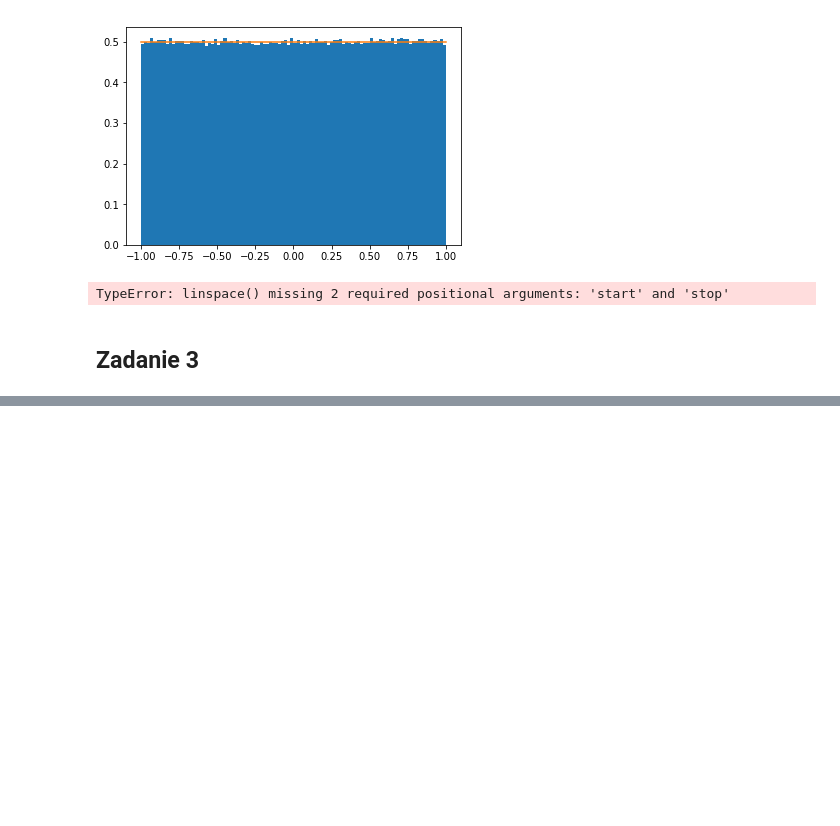
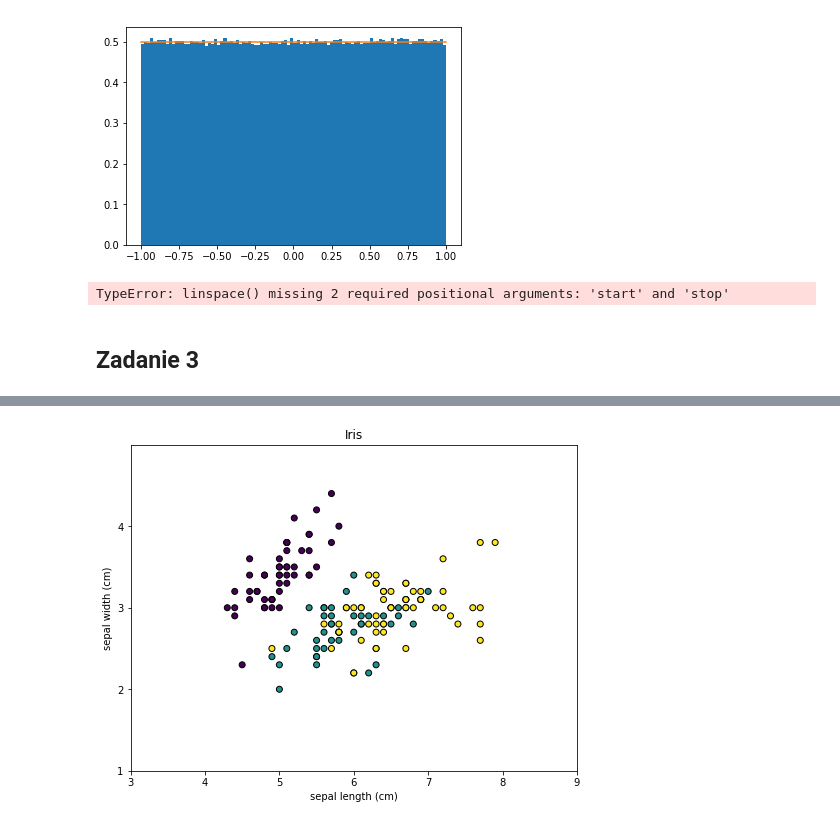
Before and after one commit to iloscnd/data-mining, a Jupyter notebook: lista1/List1.ipynb, the cells around one changed output, grey strips where cells are left out. Saved outputs shown, nothing was run; the diff lists cells and outputs as text; code cells hidden in the pictures; blank space fills up the shorter version.

```diff
--- a/lista1/List1.ipynb
+++ b/lista1/List1.ipynb
@@ -63,0 +76,14 @@ print(iris.data, iris.target, iris.feature_names, iris.target_names, sep='\n')
+# %%
+plt.figure(figsize=(8,6))
+plt.title("Iris")
+plt.xlabel(iris.feature_names[0])
+plt.xlim(3,9)
+plt.xticks(np.arange(3,10))
+plt.ylabel(iris.feature_names[1])
+plt.ylim(1,5)
+plt.yticks(np.arange(1,5))
+plt.scatter(x,y, c=iris.target, marker='o', edgecolor='black')
+plt.show()
+#plt.savefig("zadanie1work.png")
+# %% [output]
+[figure, added]
```
Also changed, not shown: parts of 2 cells of this notebook, 1 other file.
